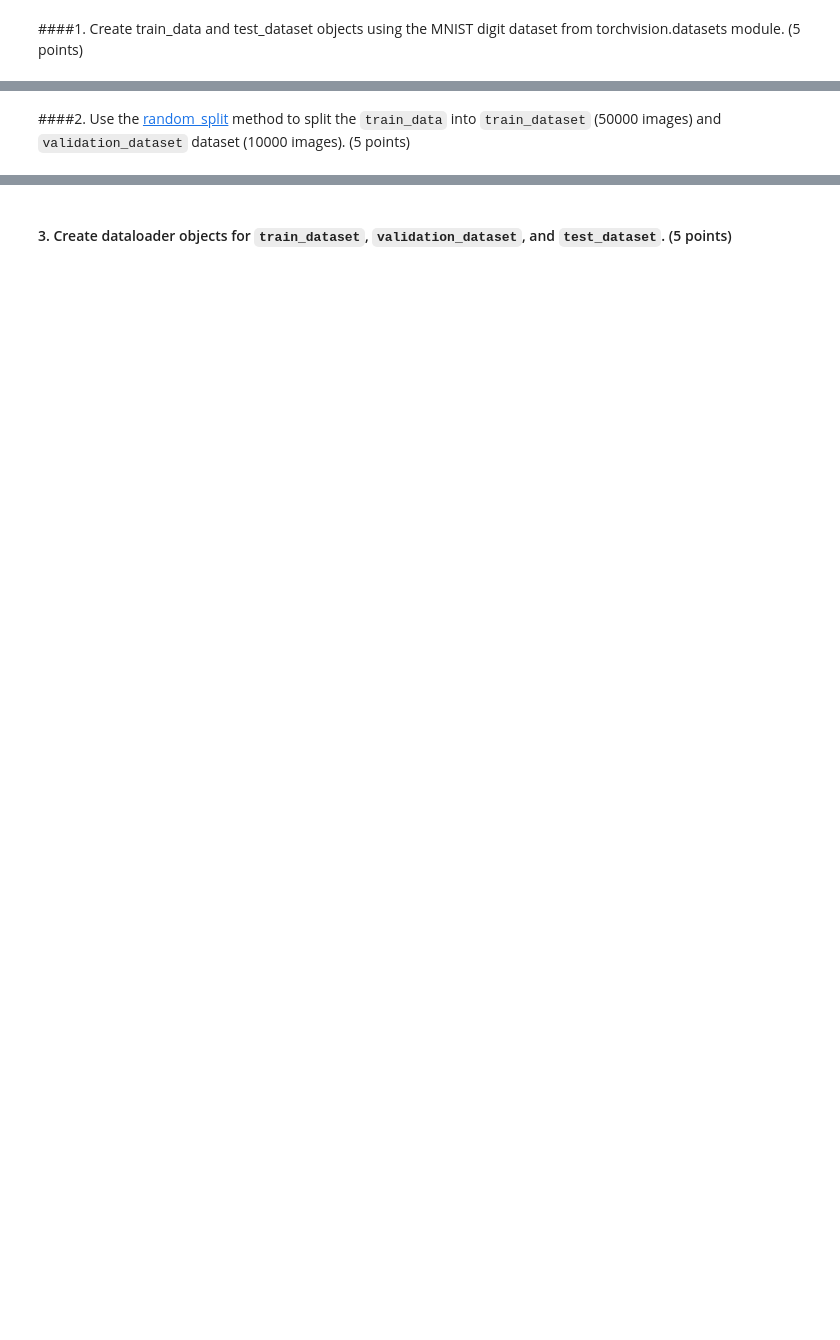
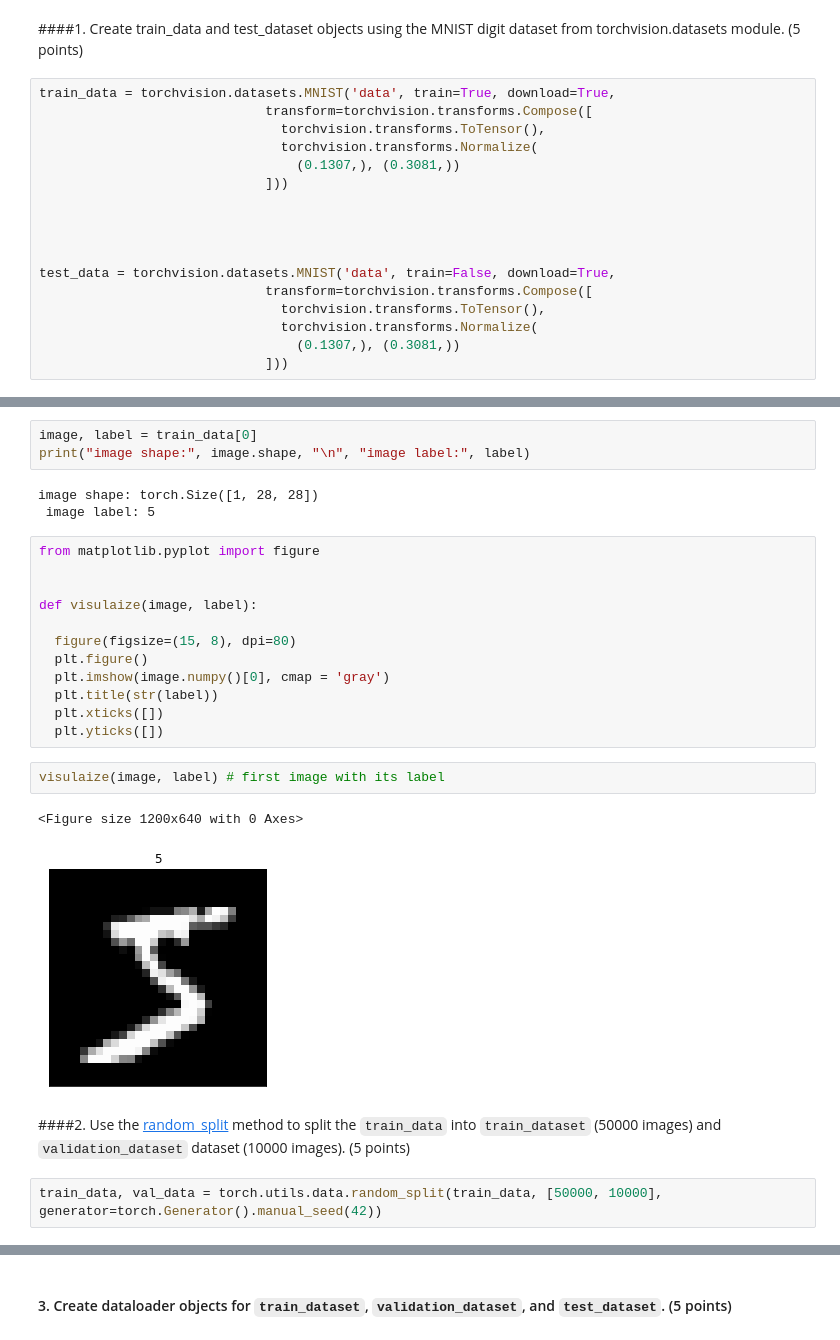
Before and after one commit to Banafshehkh/ComputerVision-CPSC601, a Jupyter notebook: DL4Vision_A2.ipynb, the cells around one changed output, grey strips where cells are left out. Cells and saved outputs as stored; diff of their text form; blank space fills up the shorter version.

```diff
--- a/DL4Vision_A2.ipynb
+++ b/DL4Vision_A2.ipynb
@@ -13,2 +28,19 @@ import numpy as np
 # %% [markdown]
 ####1. Create train_data and test_dataset objects using the MNIST digit dataset from torchvision.datasets module. (5 points)
+# %%
+train_data = torchvision.datasets.MNIST('data', train=True, download=True,
+                             transform=torchvision.transforms.Compose([
+                               torchvision.transforms.ToTensor(),
+                               torchvision.transforms.Normalize(
+                                 (0.1307,), (0.3081,))
+                             ]))
+
+
+
+
+test_data = torchvision.datasets.MNIST('data', train=False, download=True,
+                             transform=torchvision.transforms.Compose([
+                               torchvision.transforms.ToTensor(),
+                               torchvision.transforms.Normalize(
+                                 (0.1307,), (0.3081,))
+                             ]))
@@ -15,2 +63,27 @@ import numpy as np
+# %%
+image, label = train_data[0]
+print("image shape:", image.shape, "\n", "image label:", label)
+# %% [output]
+image shape: torch.Size([1, 28, 28])
+ image label: 5
+# %%
+from matplotlib.pyplot import figure
+
+
+def visulaize(image, label):
+
+  figure(figsize=(15, 8), dpi=80)
+  plt.figure()
+  plt.imshow(image.numpy()[0], cmap = 'gray')
+  plt.title(str(label))
+  plt.xticks([])
+  plt.yticks([])
+# %%
+visulaize(image, label) # first image with its label
+# %% [output]
+<Figure size 1200x640 with 0 Axes>
+[figure, added]
 # %% [markdown]
 ####2. Use the [random_split](https://pytorch.org/docs/stable/data.html#torch.utils.data.random_split) method to split the `train_data` into `train_dataset` (50000 images) and `validation_dataset` dataset (10000 images). (5 points)
+# %%
+train_data, val_data = torch.utils.data.random_split(train_data, [50000, 10000], generator=torch.Generator().manual_seed(42))
```
Also changed, not shown: parts of 23 cells of this notebook.
